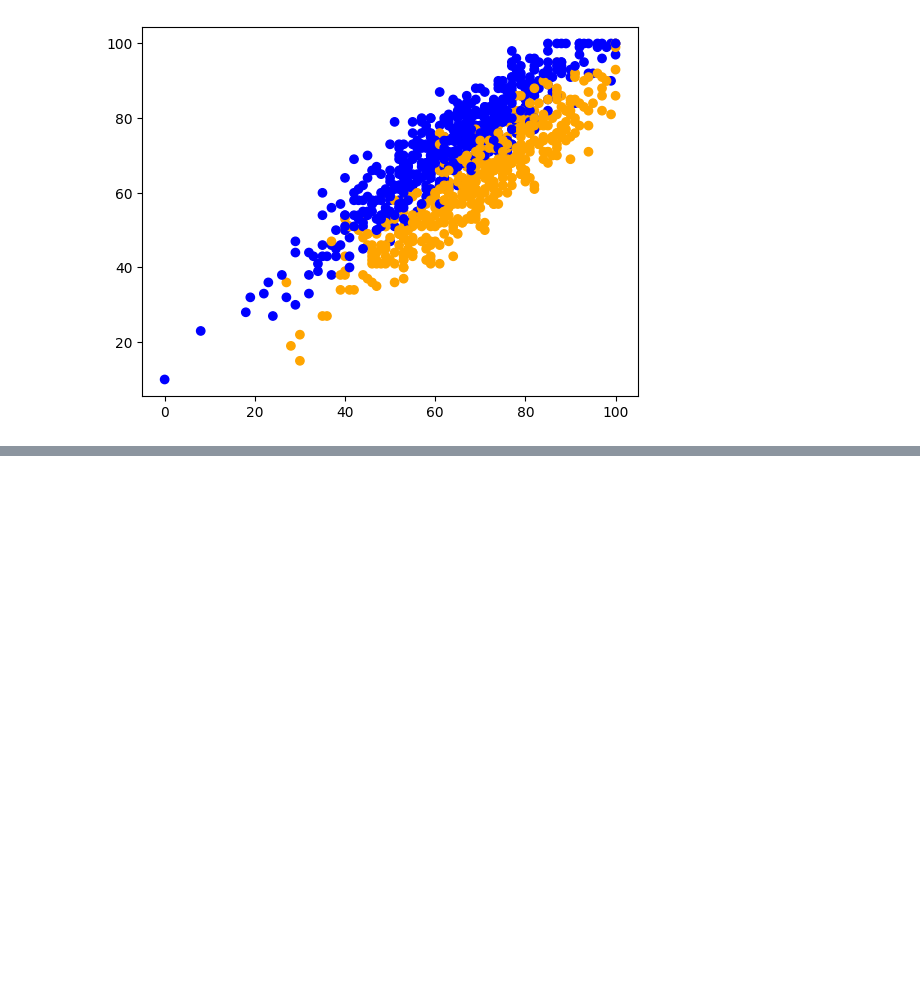
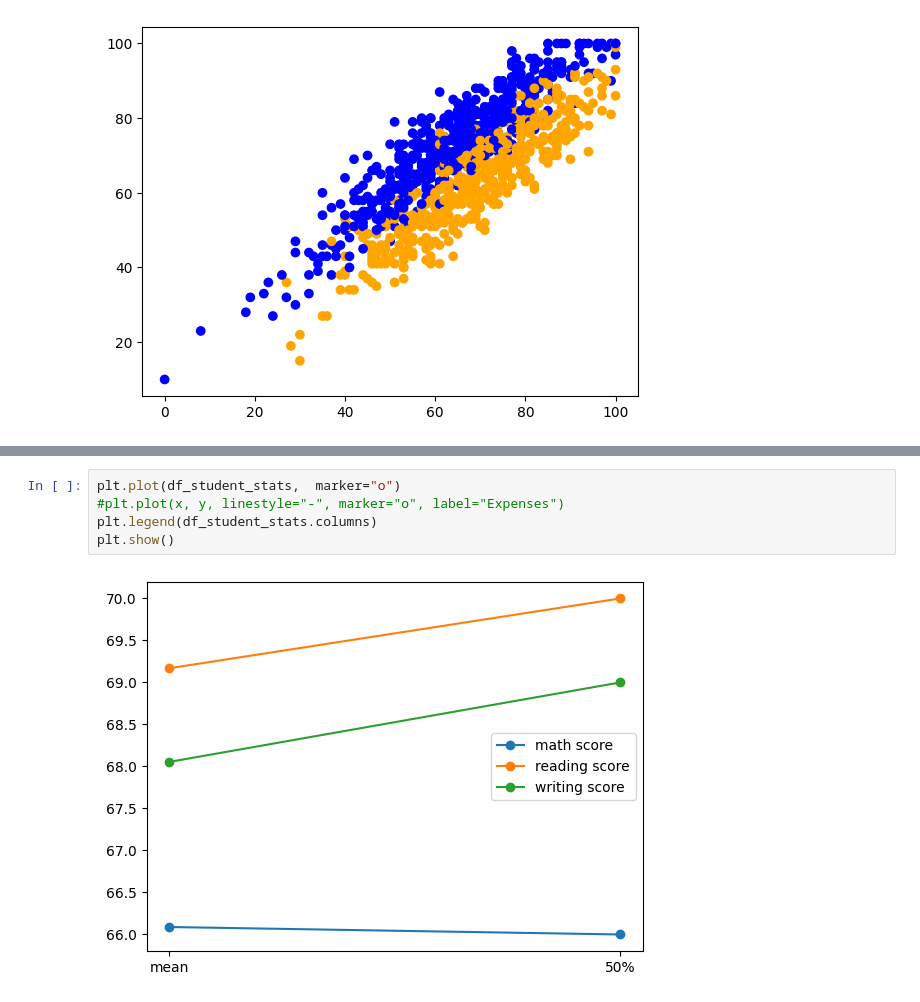
Before and after one commit to predinfer/project-gestalt, a Jupyter notebook: gestalt_1.ipynb, the cells around one changed output, grey strips where cells are left out. Saved outputs shown, nothing was run; the diff lists cells and outputs as text; blank space fills up the shorter version.

```diff
--- a/gestalt_1.ipynb
+++ b/gestalt_1.ipynb
@@ -33,0 +61,7 @@ plt.scatter(df_students['math score'], df_students['writing score'], c=df_studen
+# %%
+plt.plot(df_student_stats,  marker="o")
+#plt.plot(x, y, linestyle="-", marker="o", label="Expenses")
+plt.legend(df_student_stats.columns)
+plt.show()
+# %% [output]
+[figure, added]
```
Also changed, not shown: parts of 4 cells of this notebook.
